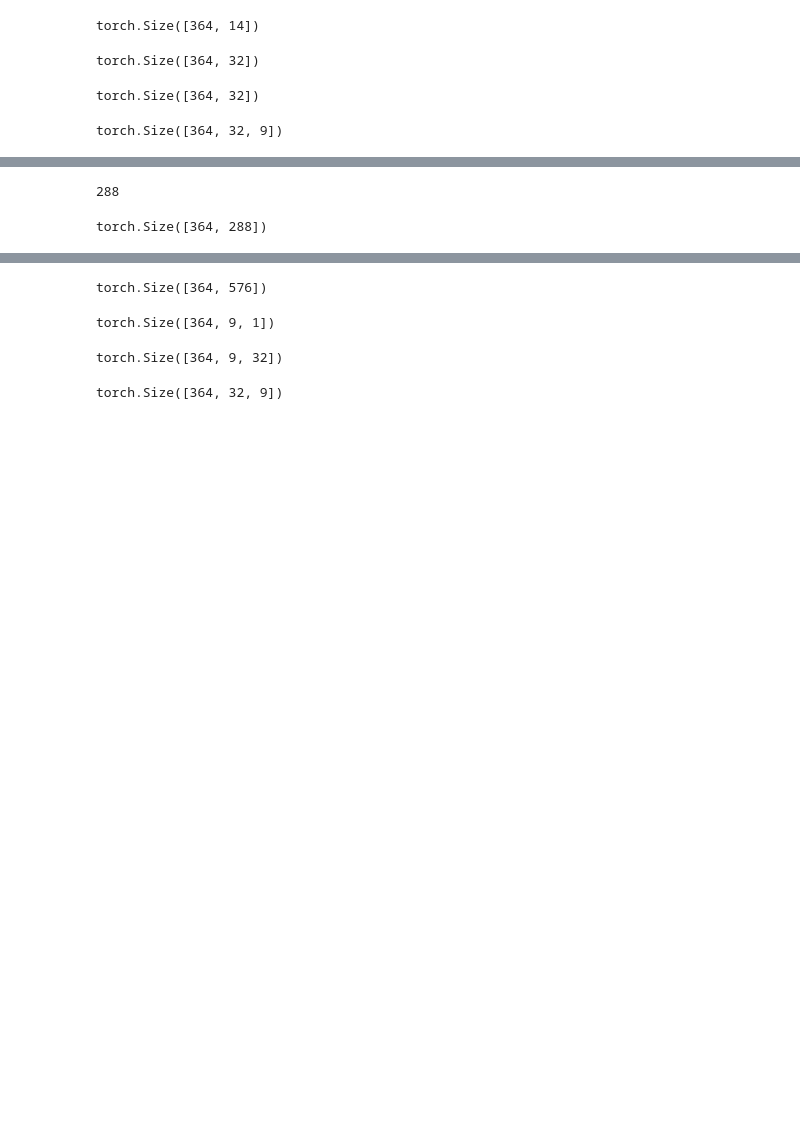
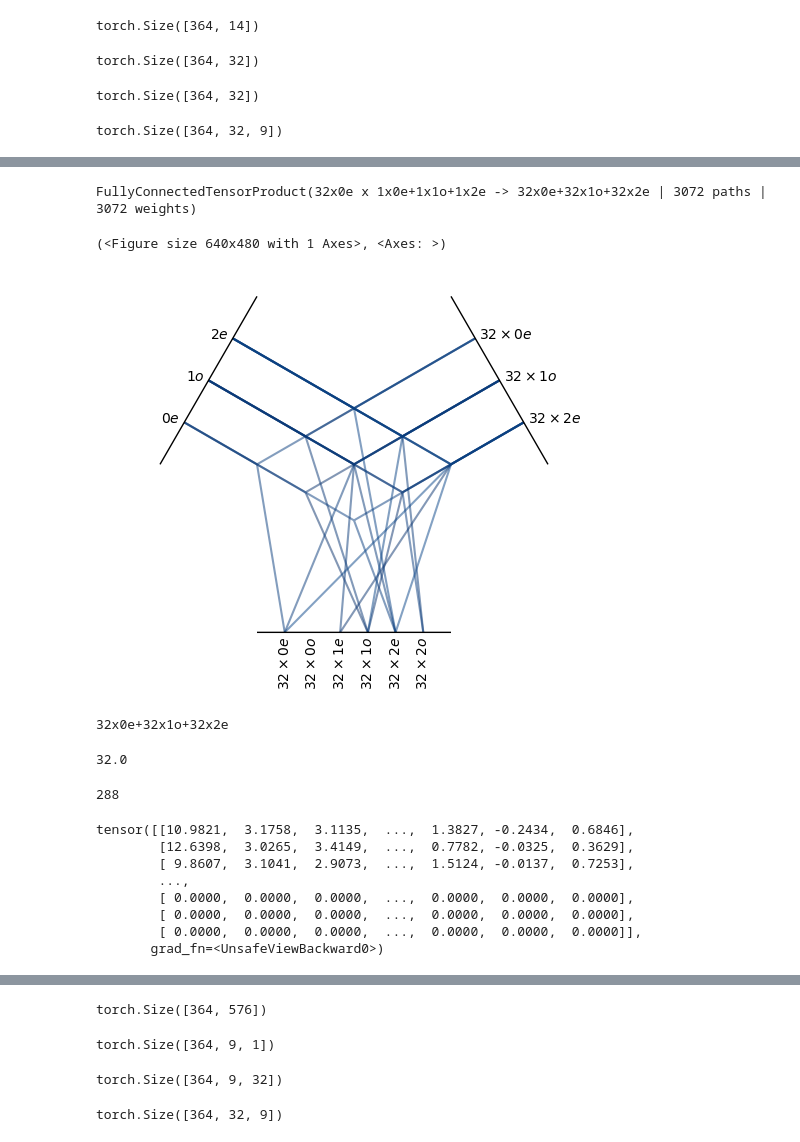
Before and after one commit to vlladyg/ML_coding_series, a Jupyter notebook: allegro/Allegro.ipynb, the cells around one changed output, grey strips where cells are left out. Cells and saved outputs as stored; diff of their text form; code cells hidden in the pictures; blank space fills up the shorter version.

```diff
--- a/allegro/Allegro.ipynb
+++ b/allegro/Allegro.ipynb
@@ -312,0 +328,9 @@ irrep_in.dim
+# %%
+fctp_simple
+# %% [output]
+FullyConnectedTensorProduct(32x0e x 1x0e+1x1o+1x2e -> 32x0e+32x1o+32x2e | 3072 paths | 3072 weights)
+# %%
+fctp.visualize()
+# %% [output]
+(<Figure size 640x480 with 1 Axes>, <Axes: >)
+[figure, added]
@@ -313,8 +339,23 @@ irrep_in.dim
+# %%
+fctp_simple.irreps_out
+# %% [output]
+32x0e+32x1o+32x2e
+# %%
+288/9.
+# %% [output]
+32.0
 # %%
 irreps_edge.dim
 # %% [output]
 288
 # %%
-torch.flatten(edge_features.transpose(2, 1), -2).shape
+torch.flatten(edge_features.transpose(2, 1), -2)
 # %% [output]
-torch.Size([364, 288])
+tensor([[10.9821,  3.1758,  3.1135,  ...,  1.3827, -0.2434,  0.6846],
+        [12.6398,  3.0265,  3.4149,  ...,  0.7782, -0.0325,  0.3629],
+        [ 9.8607,  3.1041,  2.9073,  ...,  1.5124, -0.0137,  0.7253],
+        ...,
+        [ 0.0000,  0.0000,  0.0000,  ...,  0.0000,  0.0000,  0.0000],
+        [ 0.0000,  0.0000,  0.0000,  ...,  0.0000,  0.0000,  0.0000],
+        [ 0.0000,  0.0000,  0.0000,  ...,  0.0000,  0.0000,  0.0000]],
+       grad_fn=<UnsafeViewBackward0>)
```
Also changed, not shown: parts of 23 cells of this notebook.
